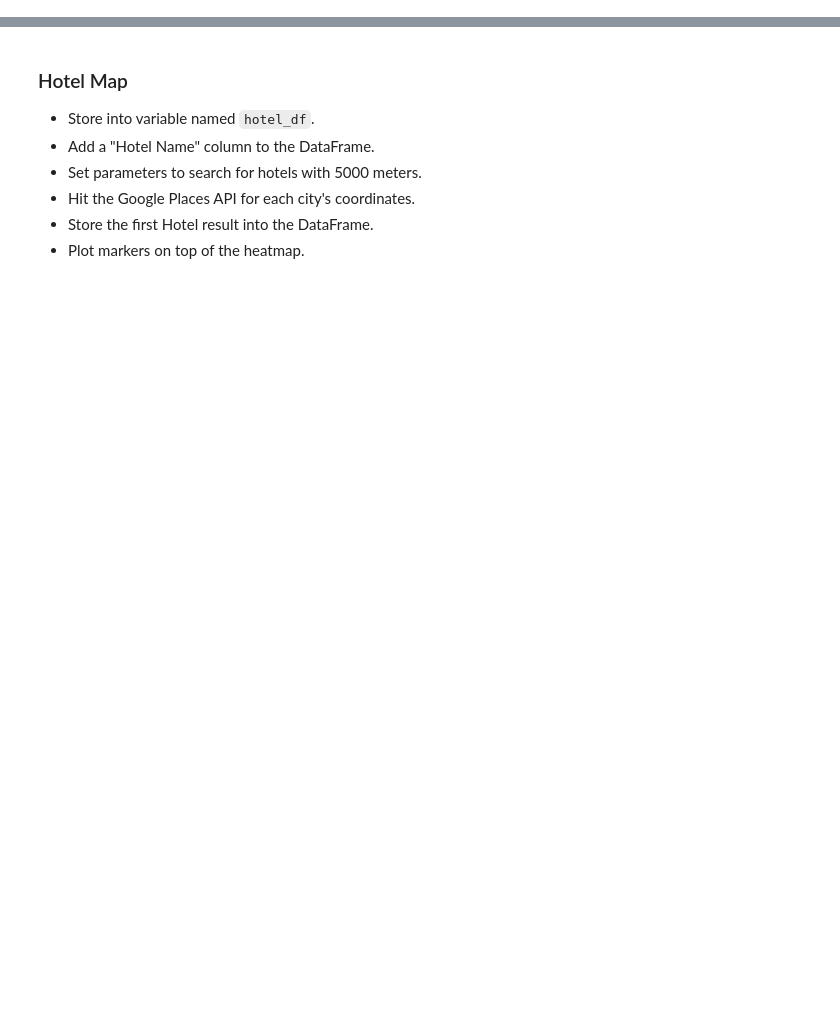
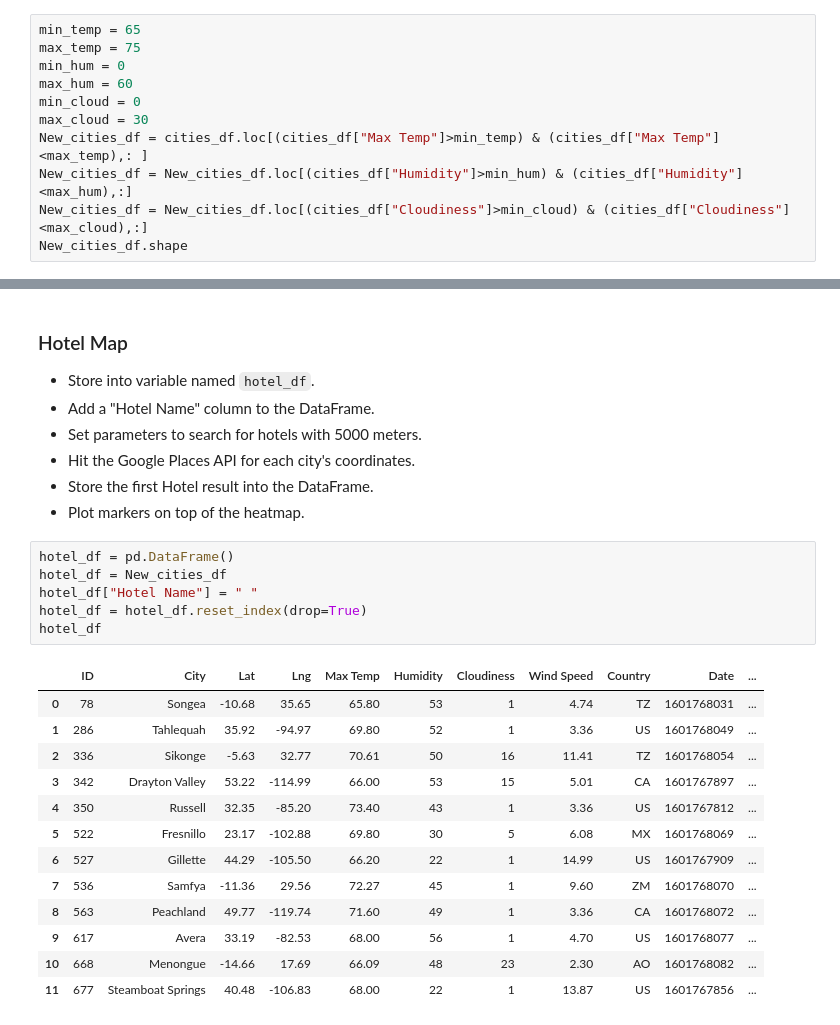
Before and after one commit to mariasierralizarazo/python-api-challenge, a Jupyter notebook: VacationPy/VacationPy.ipynb, the cells around one changed output, grey strips where cells are left out. Saved outputs shown, nothing was run; the diff lists cells and outputs as text; blank space fills up the shorter version.

```diff
--- a/VacationPy/VacationPy.ipynb
+++ b/VacationPy/VacationPy.ipynb
@@ -85,3 +87,14 @@ Map(configuration={'api_key': 'AIzaSyAZjwJNSjbBLU4D-N4G_QzGwyGGR8LzsZQ'}, data_b
 ### Create new DataFrame fitting weather criteria
 * Narrow down the cities to fit weather conditions.
 * Drop any rows will null values.
+# %%
+min_temp = 65
+max_temp = 75
+min_hum = 0
+max_hum = 60
+min_cloud = 0
+max_cloud = 30
+New_cities_df = cities_df.loc[(cities_df["Max Temp"]>min_temp) & (cities_df["Max Temp"]<max_temp),: ]
+New_cities_df = New_cities_df.loc[(cities_df["Humidity"]>min_hum) & (cities_df["Humidity"]<max_hum),:]
+New_cities_df = New_cities_df.loc[(cities_df["Cloudiness"]>min_cloud) & (cities_df["Cloudiness"]<max_cloud),:]
+New_cities_df.shape
@@ -93,3 +108,23 @@ Map(configuration={'api_key': 'AIzaSyAZjwJNSjbBLU4D-N4G_QzGwyGGR8LzsZQ'}, data_b
 * Hit the Google Places API for each city's coordinates.
 * Store the first Hotel result into the DataFrame.
 * Plot markers on top of the heatmap.
+# %%
+hotel_df = pd.DataFrame()
+hotel_df = New_cities_df
+hotel_df["Hotel Name"] = " "
+hotel_df = hotel_df.reset_index(drop=True)
+hotel_df
+# %% [output]
+|  | ID | City | Lat | Lng | Max Temp | Humidity | Cloudiness | Wind Speed | Country | Date | ... |
+| 0 | 78 | Songea | -10.68 | 35.65 | 65.80 | 53 | 1 | 4.74 | TZ | 1601768031 | ... |
+| 1 | 286 | Tahlequah | 35.92 | -94.97 | 69.80 | 52 | 1 | 3.36 | US | 1601768049 | ... |
+| 2 | 336 | Sikonge | -5.63 | 32.77 | 70.61 | 50 | 16 | 11.41 | TZ | 1601768054 | ... |
+| 3 | 342 | Drayton Valley | 53.22 | -114.99 | 66.00 | 53 | 15 | 5.01 | CA | 1601767897 | ... |
+| 4 | 350 | Russell | 32.35 | -85.20 | 73.40 | 43 | 1 | 3.36 | US | 1601767812 | ... |
+| 5 | 522 | Fresnillo | 23.17 | -102.88 | 69.80 | 30 | 5 | 6.08 | MX | 1601768069 | ... |
+| 6 | 527 | Gillette | 44.29 | -105.50 | 66.20 | 22 | 1 | 14.99 | US | 1601767909 | ... |
+| 7 | 536 | Samfya | -11.36 | 29.56 | 72.27 | 45 | 1 | 9.60 | ZM | 1601768070 | ... |
+| 8 | 563 | Peachland | 49.77 | -119.74 | 71.60 | 49 | 1 | 3.36 | CA | 1601768072 | ... |
+| 9 | 617 | Avera | 33.19 | -82.53 | 68.00 | 56 | 1 | 4.70 | US | 1601768077 | ... |
+| 10 | 668 | Menongue | -14.66 | 17.69 | 66.09 | 48 | 23 | 2.30 | AO | 1601768082 | ... |
+| 11 | 677 | Steamboat Springs | 40.48 | -106.83 | 68.00 | 22 | 1 | 13.87 | US | 1601767856 | ... |
```
Also changed, not shown: parts of 10 cells of this notebook.
